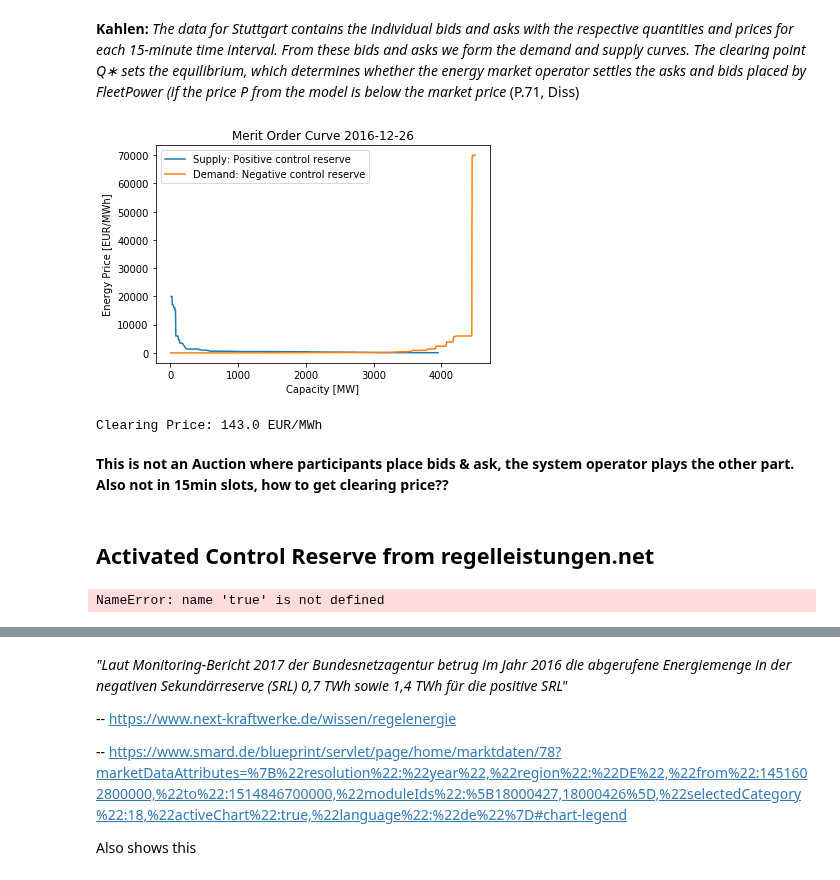
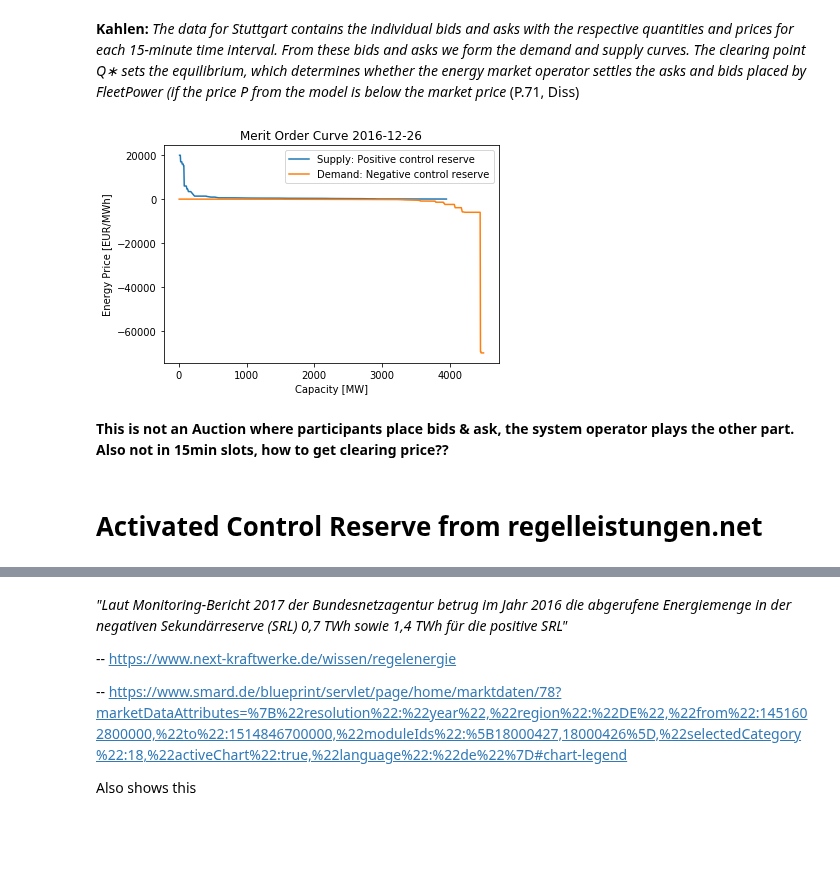
Before and after one commit to indyfree/FleetSim, a Jupyter notebook: notebooks/03-Electricity-Markets.ipynb, the cells around one changed output, grey strips where cells are left out. Saved outputs shown, nothing was run; the diff lists cells and outputs as text; code cells hidden in the pictures; blank space fills up the shorter version.

Commit message:
[nb/balancing] Finish validating numbers

```diff
--- a/notebooks/03-Electricity-Markets.ipynb
+++ b/notebooks/03-Electricity-Markets.ipynb
@@ -109,0 +48,4 @@ df_results.head(10)
+# %%
+df_results = pd.read_csv("../data/processed/tender_results.csv",
+                         parse_dates=[0, 1], infer_datetime_format=True)
+df_results.head(10)
@@ -114,59 +68,47 @@ df_results.head(10)
 # %%
 time = "HT"
 day = "2016-12-26"
-df_plot = df_results.loc[(df_results["product_time"] == time) & (df_results["from"] == day)]
+df_plot = df_results.loc[(df_results["product_time"]
+                          == time) & (df_results["from"] == day)]
 
-df_supply = df_plot.loc[df_plot["product_type"] == "POS"].sort_values(["energy_price_mwh"], ascending=False).copy()
+df_supply = df_plot.loc[df_plot["product_type"] == "POS"].sort_values(
+    ["energy_price_mwh"], ascending=False).copy()
 df_supply["cum_capacity_mw"] = df_supply["allocated_mw"].cumsum()
 df_supply.reset_index()
 
-df_demand = df_plot.loc[df_plot["product_type"] == "NEG"].sort_values(["energy_price_mwh"]).copy()
+df_demand = df_plot.loc[df_plot["product_type"] ==
+                        "NEG"].sort_values(["energy_price_mwh"], ascending=False).copy()
 df_demand["cum_capacity_mw"] = df_demand["allocated_mw"].cumsum()
 df_demand.reset_index
 
 fig, ax = plt.subplots()
-plt.plot(df_supply.cum_capacity_mw, df_supply.energy_price_mwh, label='Supply: Positive control reserve')
-plt.plot(df_demand.cum_capacity_mw, df_demand.energy_price_mwh, label='Demand: Negative control reserve')
+plt.plot(df_supply.cum_capacity_mw, df_supply.energy_price_mwh,
+         label='Supply: Positive control reserve')
+plt.plot(df_demand.cum_capacity_mw, df_demand.energy_price_mwh,
+         label='Demand: Negative control reserve')
 ax.set_xlabel("Capacity [MW]")
 ax.set_ylabel("Energy Price [EUR/MWh]")
 plt.title('Merit Order Curve %s' % day)
-plt.legend();
+plt.legend()
 plt.show()
 
 
-df_cp = pd.concat([df_supply, df_demand]).sort_values("cum_capacity_mw").reset_index()
+df_cp = pd.concat([df_supply, df_demand]).sort_values(
+    "cum_capacity_mw").reset_index()
 ask = float("inf")
 bid = 0
 for price in df_cp.itertuples():
     if price.product_type == "POS":
         ask = price.energy_price_mwh
     else:
         bid = price.energy_price_mwh
 
     if bid > ask:
         print('Clearing Price: %s EUR/MWh' % bid)
-        break;
+        break
 # %% [output]
-[figure, old version]
+[figure, new version]
-Clearing Price: 143.0 EUR/MWh
 # %% [markdown]
  **This is not an Auction where participants place bids & ask, the system operator plays the other part. Also not in 15min slots, how to get clearing price??**
 # %% [markdown]
-## Activated Control Reserve from regelleistungen.net
+# Activated Control Reserve from regelleistungen.net
-# %%
-df_activated = pd.read_csv("../data/raw/balancing/activated_secondary_reserve_2016_2017.csv", sep=';', decimal=',', thousands='.', index_col=False, dayfirst=True, parse_dates=[0], infer_datetime_format=True)
-df_activated.drop(['LETZTE AENDERUNG', 'ERSATZWERT','LETZTE AENDERUNG.1', 'QUAL. NEG', 'QUAL. POS'], axis=1, inplace=True)
-df_activated.columns = ['date', 'from', 'to', 'neg_mw', 'pos_mw']
-hours_minutes_from = df_activated['from'].str.split(":", expand=True)
-df_activated['from'] = pd.to_datetime(df_activated['date'].astype(str) + " " + hours_minutes_from[0] + ":" + hours_minutes_from[1])
-
-hours_minutes_to = df_activated['to'].str.split(":", expand=True)
-df_activated['to'] = pd.to_datetime(df_activated['date'].astype(str) + " " + hours_minutes_to[0] + ":" + hours_minutes_to[1])
-
-# Fix time where 0:00 belongs to previous day
-df_activated.loc[(df_activated['to'].dt.hour == 0) & (df_activated['to'].dt.minute == 0), 'to'] = df_activated.to + pd.DateOffset(days=1)
-
-df_activated.drop('date', inplace=True, axis=1)
-df_activated
-# %% [output]
-NameError: name 'true' is not defined
```
Also changed, not shown: parts of 34 cells of this notebook, 1 other file.
